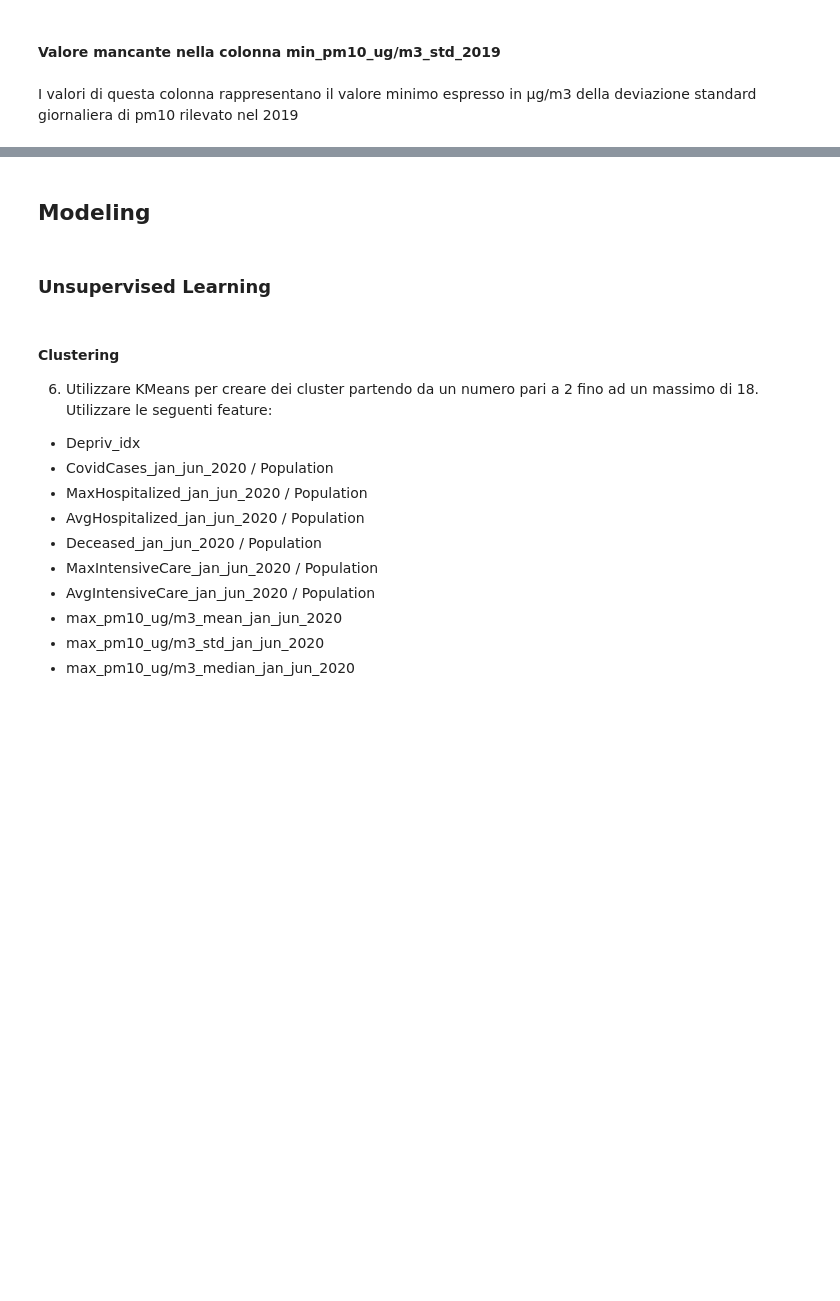
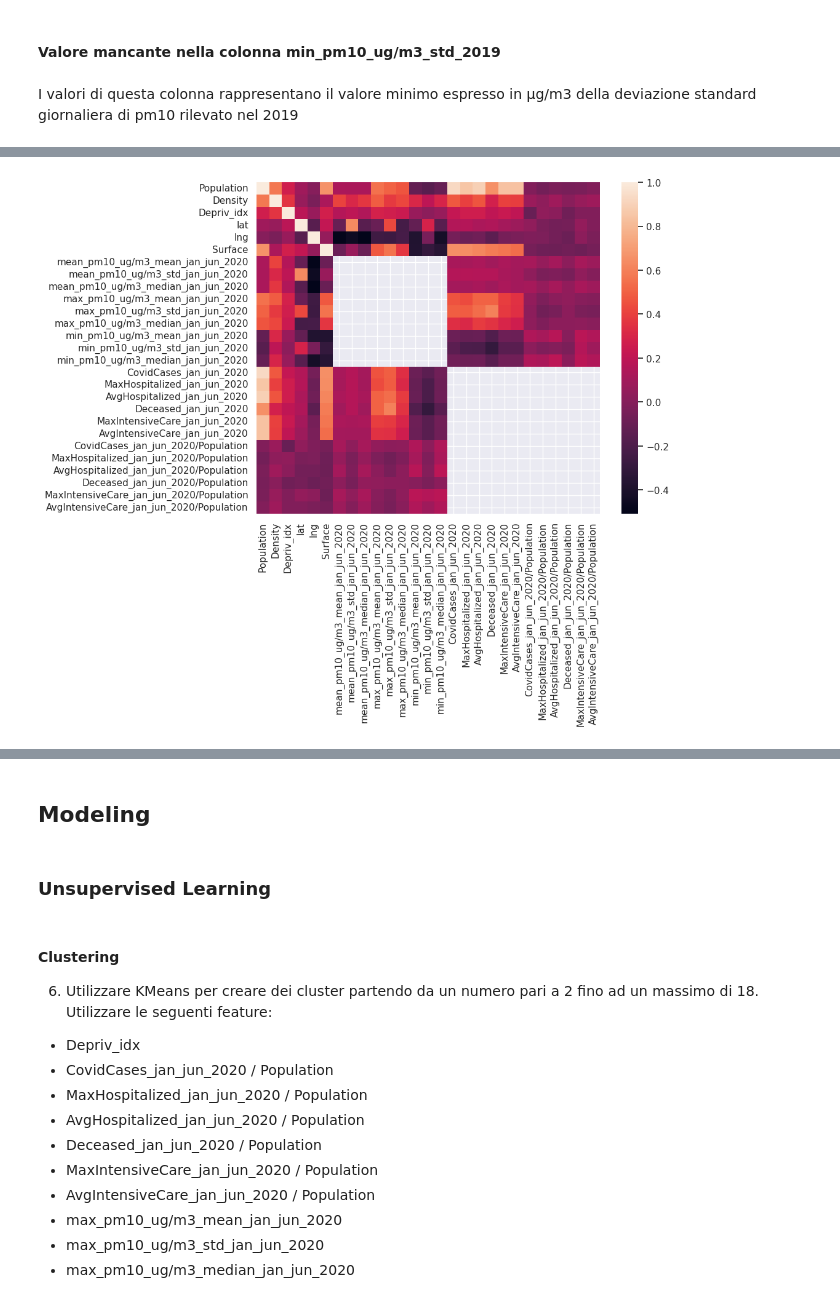
Before and after one commit to nutc22/ml-covid-pollution, a Jupyter notebook: exam.ipynb, the cells around one changed output, grey strips where cells are left out. Cells and saved outputs as stored; diff of their text form; code cells hidden in the pictures; blank space fills up the shorter version.

```diff
--- a/exam.ipynb
+++ b/exam.ipynb
@@ -138,10 +145 @@ ovvero per ognuna delle tre colonne, la pd.Series data dal confronto tra due col
 Pertanto si possono rimuovere le suddette colonne:
-# %%
-df.drop(
-    columns=[
-    "mean_pm10_ug/m3_mean_jan_jun_2020.1",
-    "mean_pm10_ug/m3_std_jan_jun_2020.1",
-    "mean_pm10_ug/m3_median_jan_jun_2020.1"
-    ],
-    inplace=True
-)
@@ -175,0 +397,30 @@ df["min_pm10_ug/m3_std_2019"].hist(bins=30, figsize=(9,9), xlabelsize=10)
+# %%
+corr_df=df.drop(["Zone", "City"],axis=1)
+
+corr=corr_df.corr()
+w=corr_df.shape[1]
+sns.set (rc = {'figure.figsize':(9, 7)})
+mask = np.full(
+    (w,w),
+    False
+)
+
+epidemiology_indexes=[corr_df.columns.get_loc(var_name) for var_name in empidemiology_cols]
+for i in epidemiology_indexes:
+    mask[i, epidemiology_indexes] = True
+    mask[epidemiology_indexes, i] = True
+
+pollution_indexes=[corr_df.columns.get_loc(var_name) for var_name in pollution_cols]
+for i in pollution_indexes:
+    mask[i, pollution_indexes] = True
+    mask[pollution_indexes, i] = True
+
+ax = sns.heatmap(
+    corr,
+    mask=mask
+)
+
+# displaying heatmap
+plt.show()
+# %% [output]
+[figure, added]
```
Also changed, not shown: parts of 80 cells of this notebook, 3 other files.
